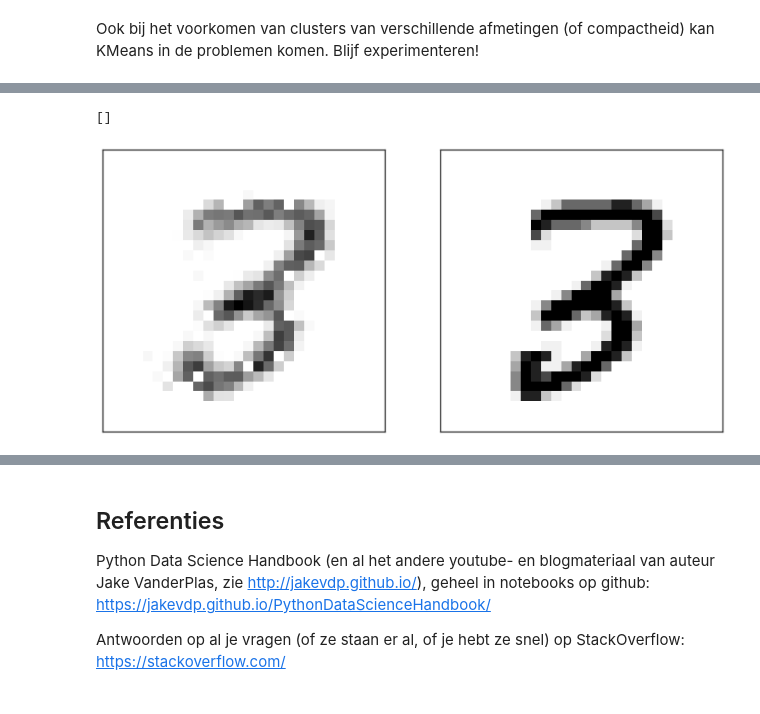
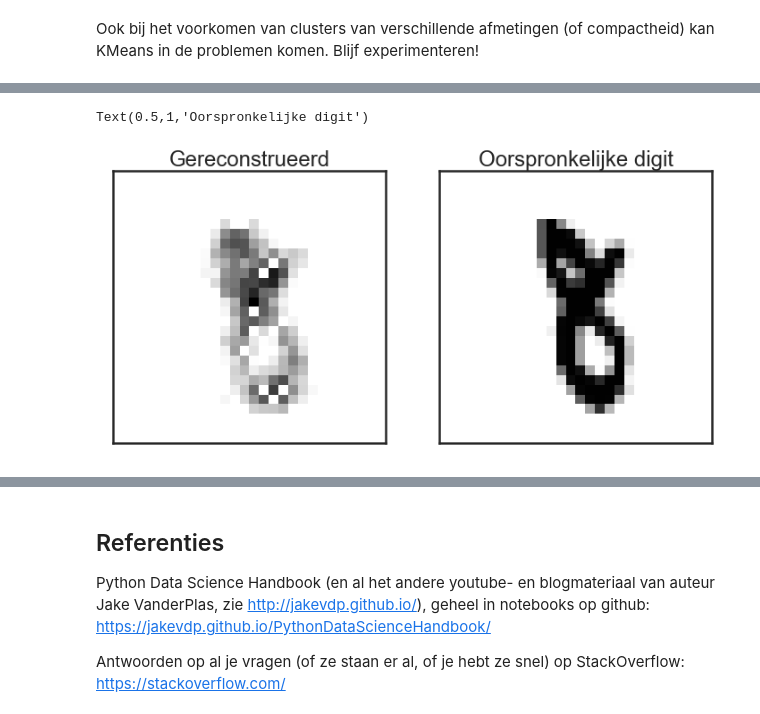
Before and after one commit to harcel/PyDataScienceIntroNL, a Jupyter notebook: Instructie_4.ipynb, the cells around one changed output, grey strips where cells are left out. Saved outputs shown, nothing was run; the diff lists cells and outputs as text; code cells hidden in the pictures.

```diff
--- a/Instructie_4.ipynb
+++ b/Instructie_4.ipynb
@@ -293,16 +335,17 @@ import tensorflow as tf
 # %%
-model = tf.keras.models.Sequential([
+nep_encoder = tf.keras.models.Sequential([
   tf.keras.layers.Dense(200, activation=tf.nn.relu),
   tf.keras.layers.Dense(50, activation=tf.nn.relu),
+  tf.keras.layers.Dense(2, activation=tf.nn.relu),
   tf.keras.layers.Dense(50, activation=tf.nn.relu),
-  tf.keras.layers.Dense(10, activation=tf.nn.softmax)
+  tf.keras.layers.Dense(200, activation=tf.nn.softmax)
 ])
-model.compile(optimizer='adam',
+nep_encoder.compile(optimizer='adam',
               loss='sparse_categorical_crossentropy',
               metrics=['accuracy'])
 
-model.fit(xtr, ytr, epochs=10)
-print(model.evaluate(xtr, ytr))
-model.evaluate(x, y)
+nep_encoder.fit(xtr, ytr, epochs=10)
+print("Training performance:", nep_encoder.evaluate(xtr, ytr))
+print("Test performance:", nep_encoder.evaluate(x, y))
 # %% [output]
 Epoch 1/10
@@ -326,15 +367,0 @@ Epoch 6/10
-# %%
-auto_encoder = tf.keras.models.Sequential([
-  tf.keras.layers.Dense(200, activation=tf.nn.relu),
-  tf.keras.layers.Dense(50, activation=tf.nn.relu),
-  tf.keras.layers.Dense(2, activation=tf.nn.relu),
-  tf.keras.layers.Dense(50, activation=tf.nn.relu),
-  tf.keras.layers.Dense(200, activation=tf.nn.softmax)
-])
-auto_encoder.compile(optimizer='adam',
-              loss='sparse_categorical_crossentropy',
-              metrics=['accuracy'])
-
-auto_encoder.fit(xtr, ytr, epochs=10)
-print("Training performance:", auto_encoder.evaluate(xtr, ytr))
-print("Test performance:", auto_encoder.evaluate(x, y))
@@ -484,20 +496,24 @@ reconstructed = big_encoder.predict(xtr)
 # %%
+# Deze cell genereert een random paar oorspronkelijke-gereconstrueerde plaatjes.
+# Voer hem een paar keer uit voor meerdere voorbeelden!
 imsize = 28
 aantal_im = len(xtr)
 deze = np.random.randint(0, aantal_im)
 
 plt.figure(figsize=(12, 24))
 pp = plt.subplot(121)
 number = np.reshape(reconstructed[deze], [imsize, imsize])
 pp.imshow(number, cmap='Greys')
 pp.set_xticklabels([])
 pp.set_yticklabels([])
+pp.set_title("Gereconstrueerd")
 
 pp = plt.subplot(122)
 number = np.reshape(xtr[deze], [imsize, imsize])
 pp.imshow(number, cmap='Greys')
 pp.set_xticklabels([])
 pp.set_yticklabels([])
+pp.set_title("Oorspronkelijke digit")
 # %% [output]
-[]
+Text(0.5,1,'Oorspronkelijke digit')
-[figure, old version]
+[figure, new version]
```
Also changed, not shown: parts of 43 cells of this notebook, 1 other file.
